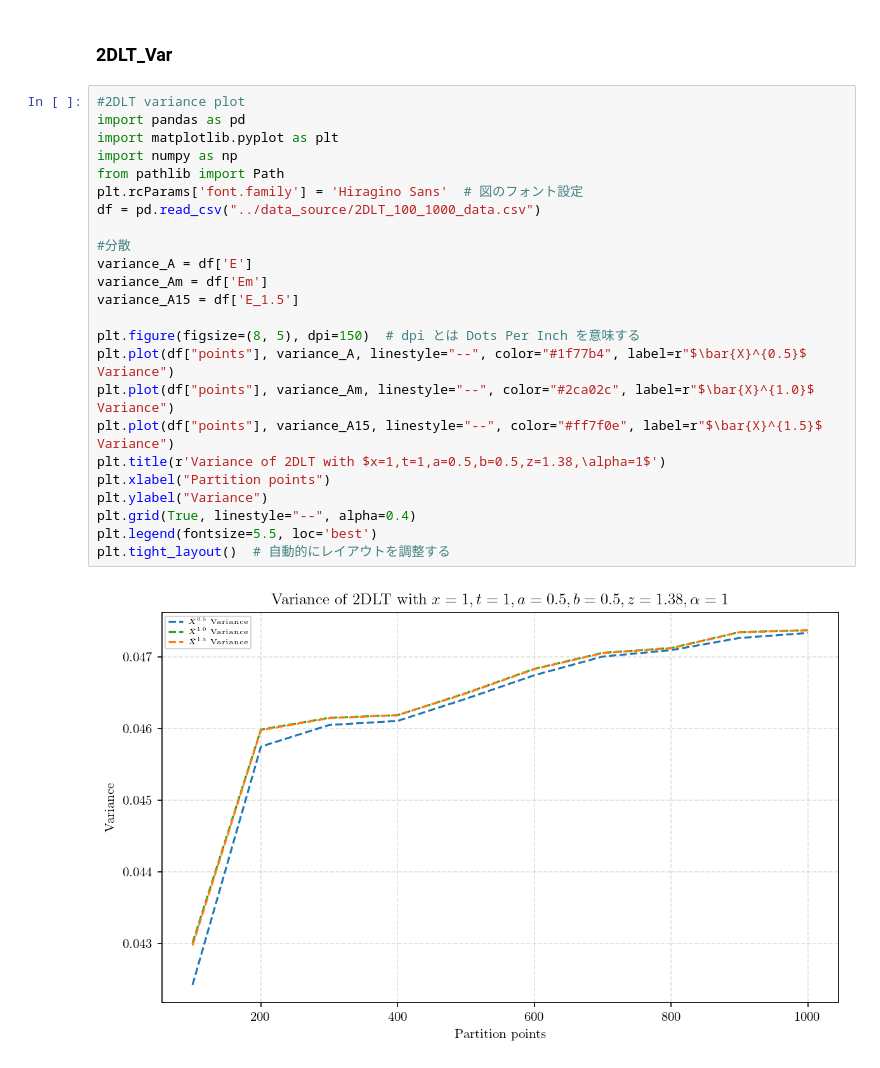
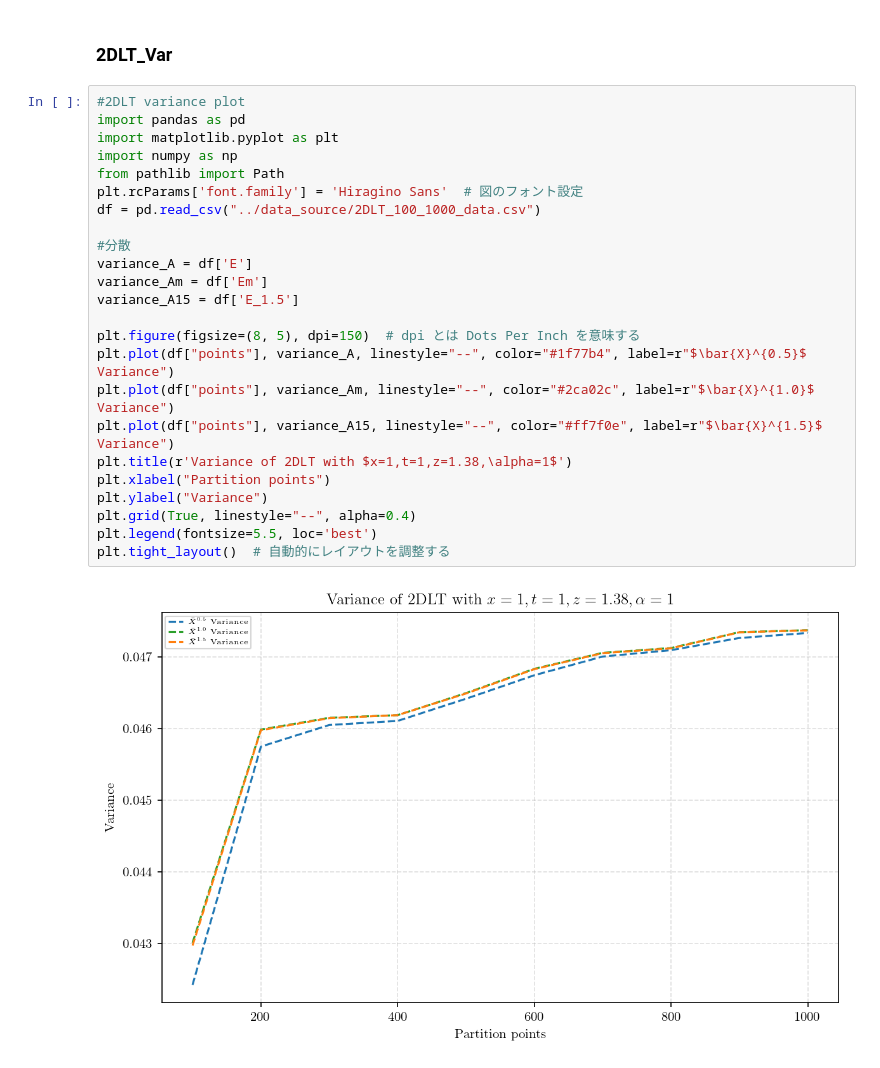
Before and after one commit to Andriyichenko/simulation, a Jupyter notebook: 2D/2D_plot.ipynb, the cells around one changed output. Cells and saved outputs as stored; diff of their text form.

```diff
--- a/2D/2D_plot.ipynb
+++ b/2D/2D_plot.ipynb
@@ -227,26 +227,26 @@ image saved to: sim_pics/D2SM1_and_lim_100_1000_subplot.png
 # %%
 #2DLT variance plot
 import pandas as pd
 import matplotlib.pyplot as plt
 import numpy as np
 from pathlib import Path
 plt.rcParams['font.family'] = 'Hiragino Sans'  # 図のフォント設定
 df = pd.read_csv("../data_source/2DLT_100_1000_data.csv")
 
 #分散
 variance_A = df['E']
 variance_Am = df['Em']
 variance_A15 = df['E_1.5']
 
 plt.figure(figsize=(8, 5), dpi=150)  # dpi とは Dots Per Inch を意味する
 plt.plot(df["points"], variance_A, linestyle="--", color="#1f77b4", label=r"$\bar{X}^{0.5}$ Variance")
 plt.plot(df["points"], variance_Am, linestyle="--", color="#2ca02c", label=r"$\bar{X}^{1.0}$ Variance")
 plt.plot(df["points"], variance_A15, linestyle="--", color="#ff7f0e", label=r"$\bar{X}^{1.5}$ Variance")
-plt.title(r'Variance of 2DLT with $x=1,t=1,a=0.5,b=0.5,z=1.38,\alpha=1$')
+plt.title(r'Variance of 2DLT with $x=1,t=1,z=1.38,\alpha=1$')
 plt.xlabel("Partition points")
 plt.ylabel("Variance")
 plt.grid(True, linestyle="--", alpha=0.4)
 plt.legend(fontsize=5.5, loc='best')
 plt.tight_layout()  # 自動的にレイアウトを調整する
 # %% [output]
-[figure, old version]
+[figure, new version]
```
Also changed, not shown: parts of 2 cells of this notebook, 6 other files.
